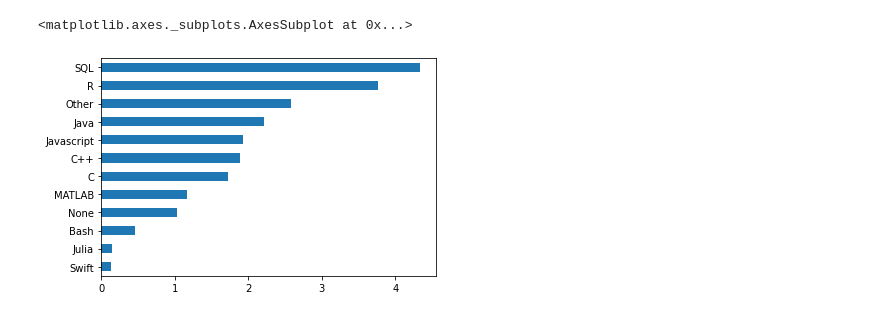
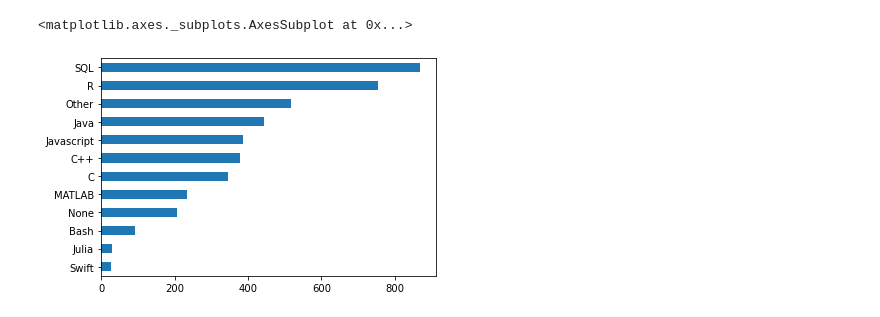
Before and after one commit to damoonsh/Kaggle-Survey, a Jupyter notebook: kaggle-ds-surveys.ipynb, the cells around one changed output. Drawn from its saved outputs; the diff is of its cells as text; code cells hidden in the pictures.

```diff
--- a/kaggle-ds-surveys.ipynb
+++ b/kaggle-ds-surveys.ipynb
@@ -107,5 +242,5 @@ work_activity = break_down(110, 118) # Q23
 # %%
-(language.groupby(['Python']).sum()/ language.shape[0] * 100).iloc[0].sort_values().plot.barh()
+(language[language['Python'] == 0].groupby(['Python']).sum()).iloc[0].sort_values().plot.barh()
 # %% [output]
 <matplotlib.axes._subplots.AxesSubplot at 0x...>
-[figure, old version]
+[figure, new version]
```
Also changed, not shown: parts of 42 cells of this notebook.
